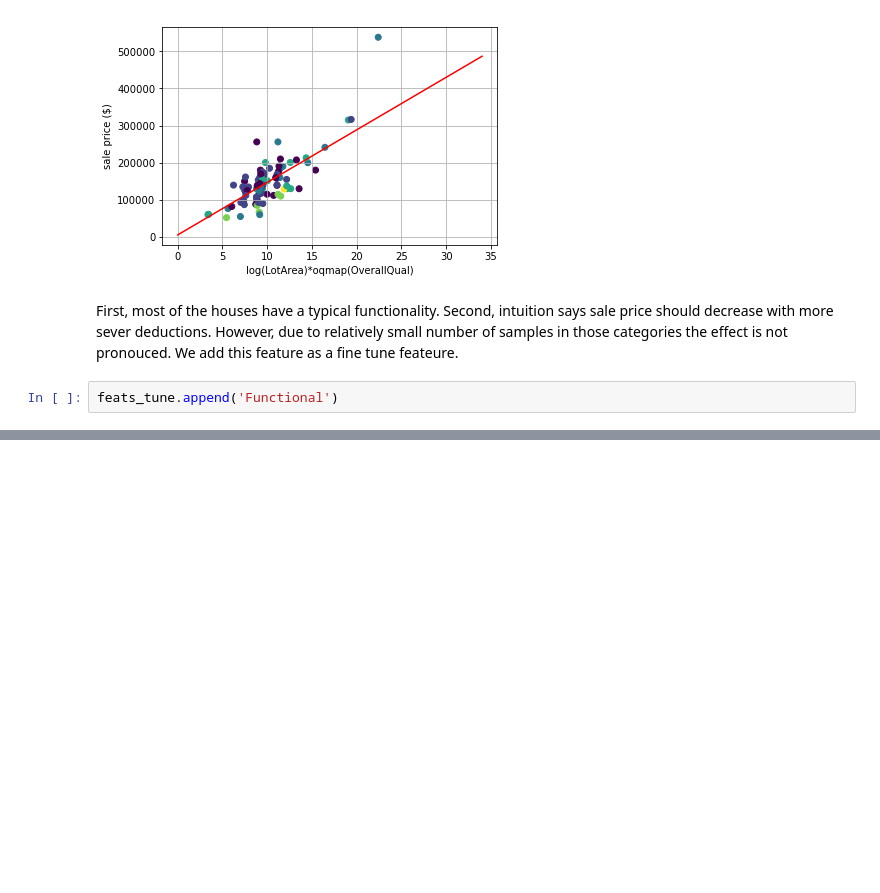
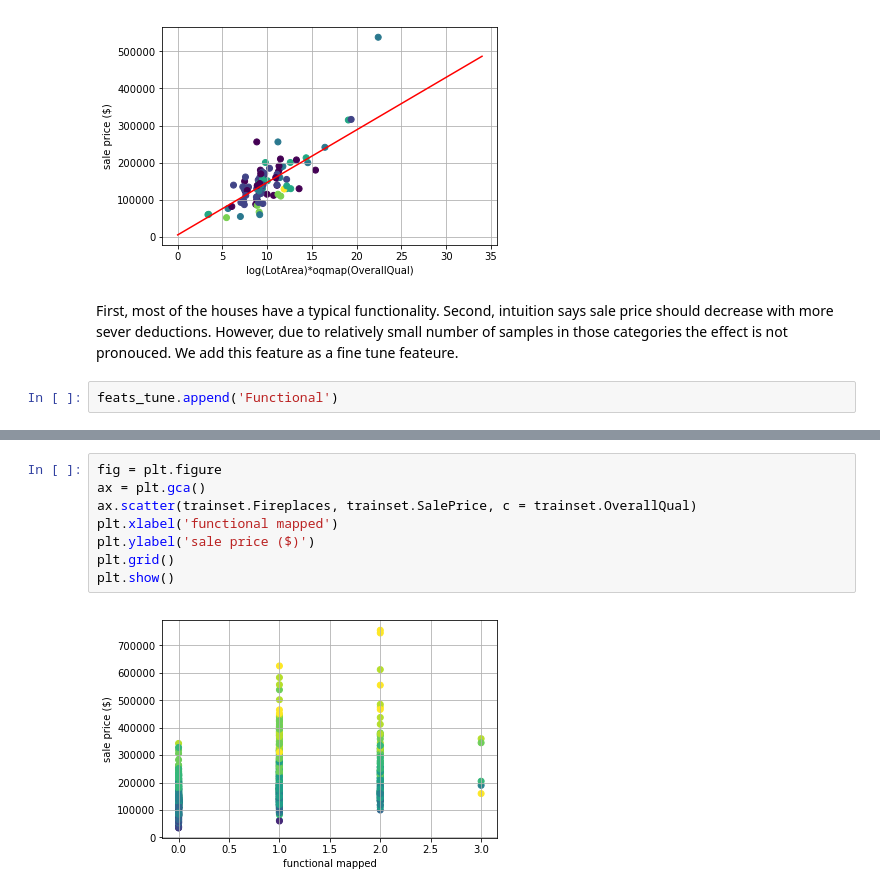
Before and after one commit to badGarnet/house_price, a Jupyter notebook: drawing board.ipynb, the cells around one changed output, grey strips where cells are left out. Saved outputs shown, nothing was run; the diff lists cells and outputs as text; blank space fills up the shorter version.

```diff
--- a/drawing board.ipynb
+++ b/drawing board.ipynb
@@ -1592,0 +1601,10 @@ feats_tune.append('Functional')
+# %%
+fig = plt.figure
+ax = plt.gca()
+ax.scatter(trainset.Fireplaces, trainset.SalePrice, c = trainset.OverallQual)
+plt.xlabel('functional mapped')
+plt.ylabel('sale price ($)')
+plt.grid()
+plt.show()
+# %% [output]
+[figure, added]
```
Also changed, not shown: parts of 39 cells of this notebook.
